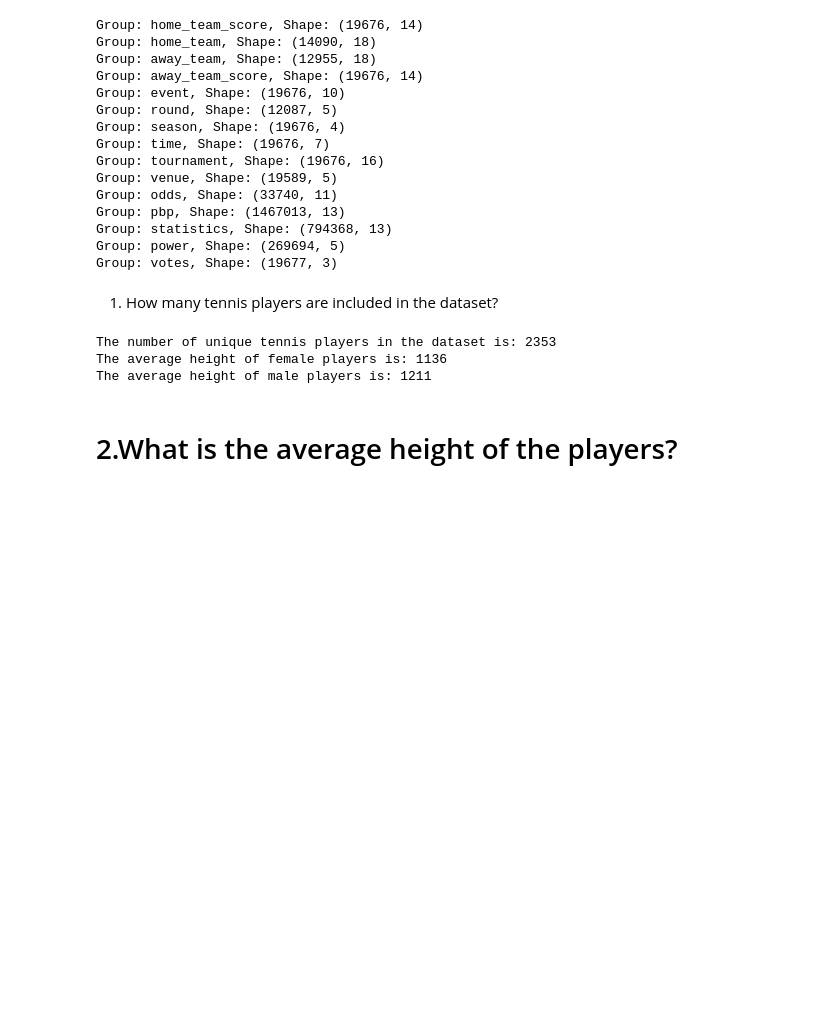
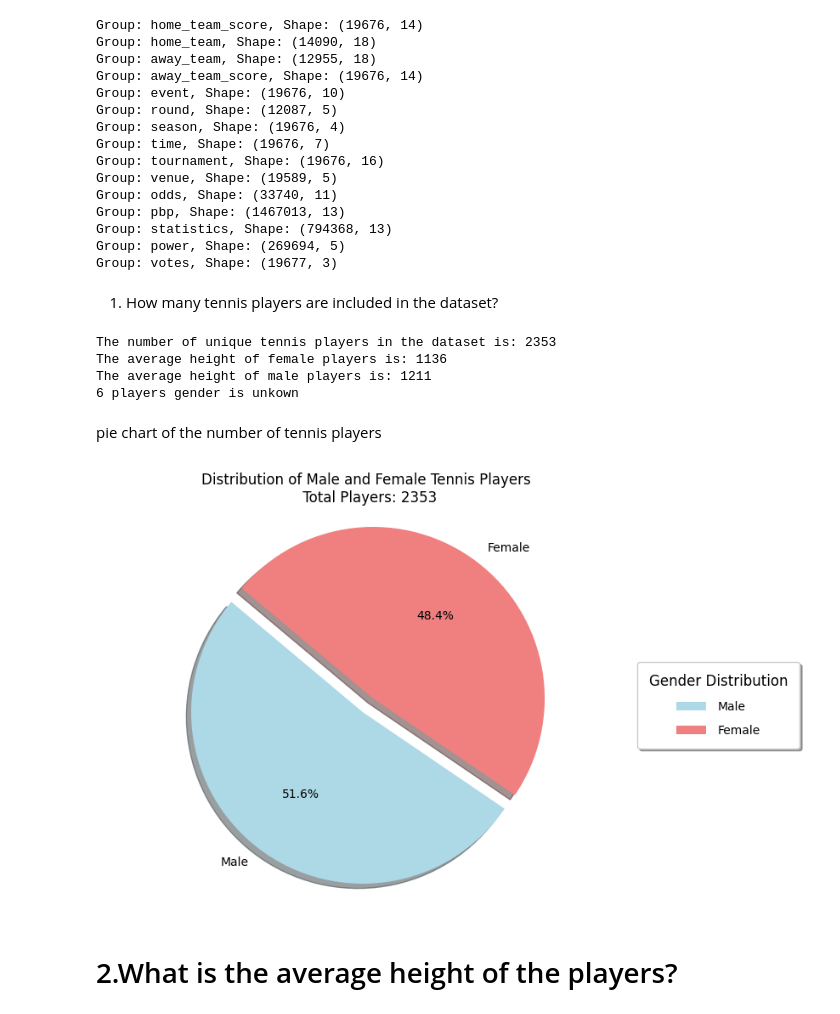
Before and after one commit to HosseinFaghihi/tennismatch_coop_coding, a Jupyter notebook: notbooks/tproject.ipynb, the cells around one changed output. Saved outputs shown, nothing was run; the diff lists cells and outputs as text; code cells hidden in the pictures; blank space fills up the shorter version.

```diff
--- a/notbooks/tproject.ipynb
+++ b/notbooks/tproject.ipynb
@@ -229,10 +112,37 @@ female = df_concat_gender[df_concat_gender['gender'] == 'F']
 print(f'The number of unique tennis players in the dataset is: {number_of_tennis_players}')
 print(f'The average height of female players is: {len(female['player_id'])}')
 print(f'The average height of male players is: {len(male['player_id'])}')
+print(f'6 players gender is unkown')
 # %% [output]
 The number of unique tennis players in the dataset is: 2353
 The average height of female players is: 1136
 The average height of male players is: 1211
+6 players gender is unkown
+# %% [markdown]
+pie chart of the number of tennis players
+# %%
+# Plotting the pie chart
+male_n = len(male)
+female_n = len(female)
+labels = ['Male', 'Female']
+sizes = [male_n, female_n]
+colors = ['lightblue', 'lightcoral']
+explode = (0.1, 0)  # explode the 1st slice (Male)
+
+plt.figure(figsize=(8, 6))
+plt.pie(sizes, explode=explode, labels=labels, colors=colors, autopct='%1.1f%%', shadow=True, startangle=140)
+plt.axis('equal')  # Equal aspect ratio ensures that pie is drawn as a circle.
+plt.title('Distribution of Male and Female Tennis Players \n Total Players: %d' % number_of_tennis_players )
+
+
+# Adding legend
+plt.legend(labels, title='Gender Distribution', loc='center left', bbox_to_anchor=(1, 0.5), fontsize='medium',
+           borderpad=1, labelspacing=1, handlelength=2.5, handletextpad=1, title_fontsize='large',
+           shadow=True, fancybox=True)
+
+plt.show()
+# %% [output]
+[figure, added]
 # %% [markdown]
 <h1>
 2.What is the average height of the players?
```
Also changed, not shown: parts of 30 cells of this notebook, 2 other files.
